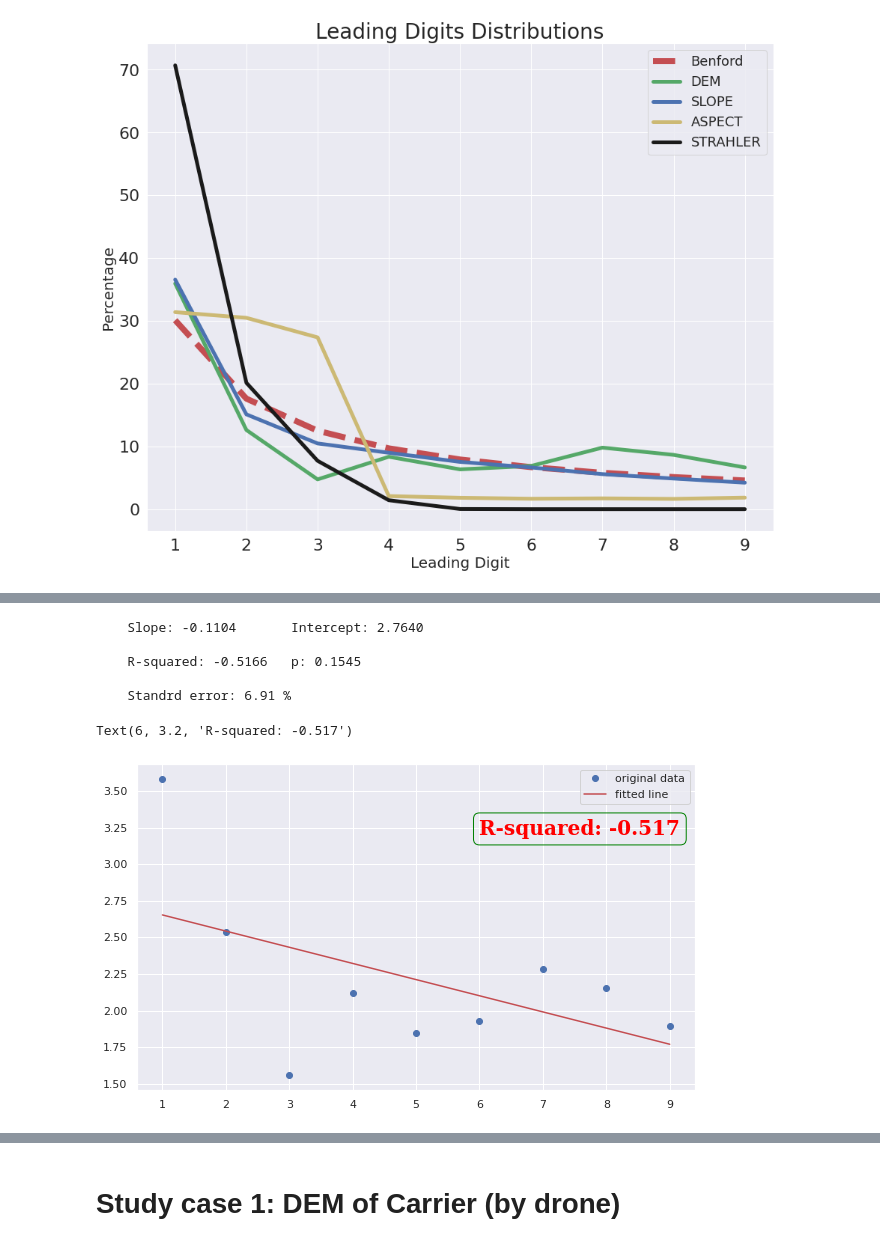
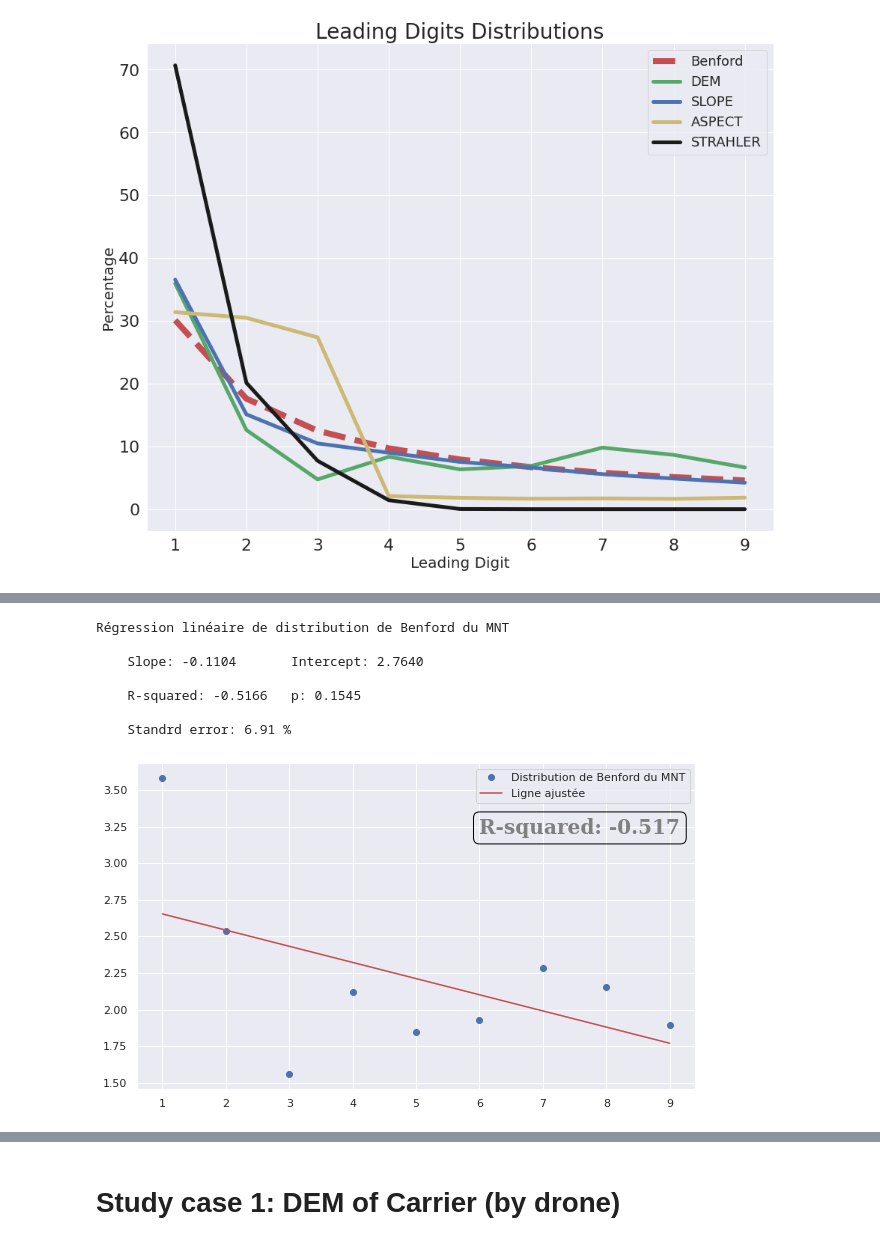
Before and after one commit to ayoubft/Benford_DEM, a Jupyter notebook: Benford_DEM-strhlr-full.ipynb, the cells around one changed output, grey strips where cells are left out. Cells and saved outputs as stored; diff of their text form; code cells hidden in the pictures.

```diff
--- a/Benford_DEM-strhlr-full.ipynb
+++ b/Benford_DEM-strhlr-full.ipynb
@@ -51,12 +51,12 @@ from LNC import *
 
 # Defining constants
 font = {'family': 'serif',
-        'color':  'red',
+        'color':  'gray',
         'weight': 'bold',
         'size': 20
         }
 box = {'facecolor': 'none',
-       'edgecolor': 'green',
+       'edgecolor': 'black',
        'boxstyle': 'round'
       }
 # %% [markdown]
@@ -246,23 +223,26 @@ Text(6, 3, 'R-squared: -0.965')
 # %%
 y = np.log(ff1)
 slope, intercept, r, p, std_err = stats.linregress(X, y)
 
 print(f"""
+Régression linéaire de distribution de Benford du MNT
+
     Slope: {slope:.4f}\t Intercept: {intercept:.4f}\n
     R-squared: {r:.4f}\t p: {p:.4f}\n
     Standrd error: {100*std_err:.2f} %
 """)
 
 plt.figure(figsize=(10, 6))
-plt.plot(X, y, 'o', label='original data')
-plt.plot(X, intercept + slope*X, 'r', label='fitted line')
+plt.plot(X, y, 'o', label='Distribution de Benford du MNT')
+plt.plot(X, intercept + slope*X, 'r', label='Ligne ajustée')
 plt.legend()
-plt.text(6, 3.2,  f'R-squared: {r:.3f}', fontdict=font, bbox=box)
+plt.text(6, 3.2,  f'R-squared: {r:.3f}', fontdict=font, bbox=box);
 # %% [output]
+Régression linéaire de distribution de Benford du MNT
+
     Slope: -0.1104       Intercept: 2.7640
 
     R-squared: -0.5166   p: 0.1545
 
     Standrd error: 6.91 %
-Text(6, 3.2, 'R-squared: -0.517')
-[figure, old version]
+[figure, new version]
```
Also changed, not shown: parts of 13 cells of this notebook.
